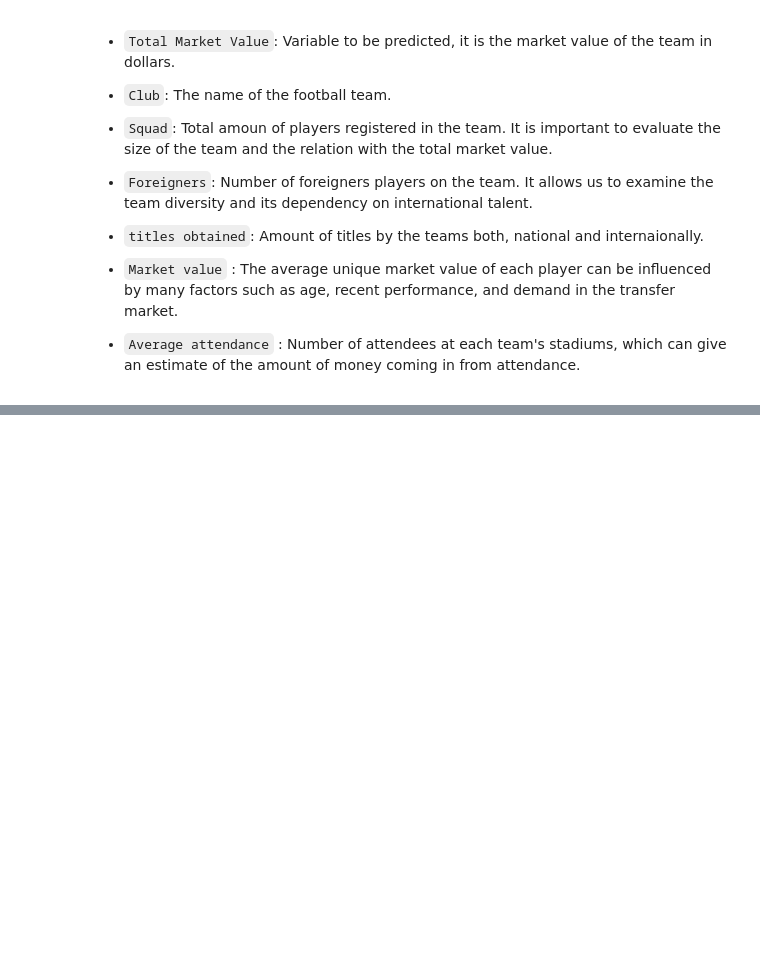
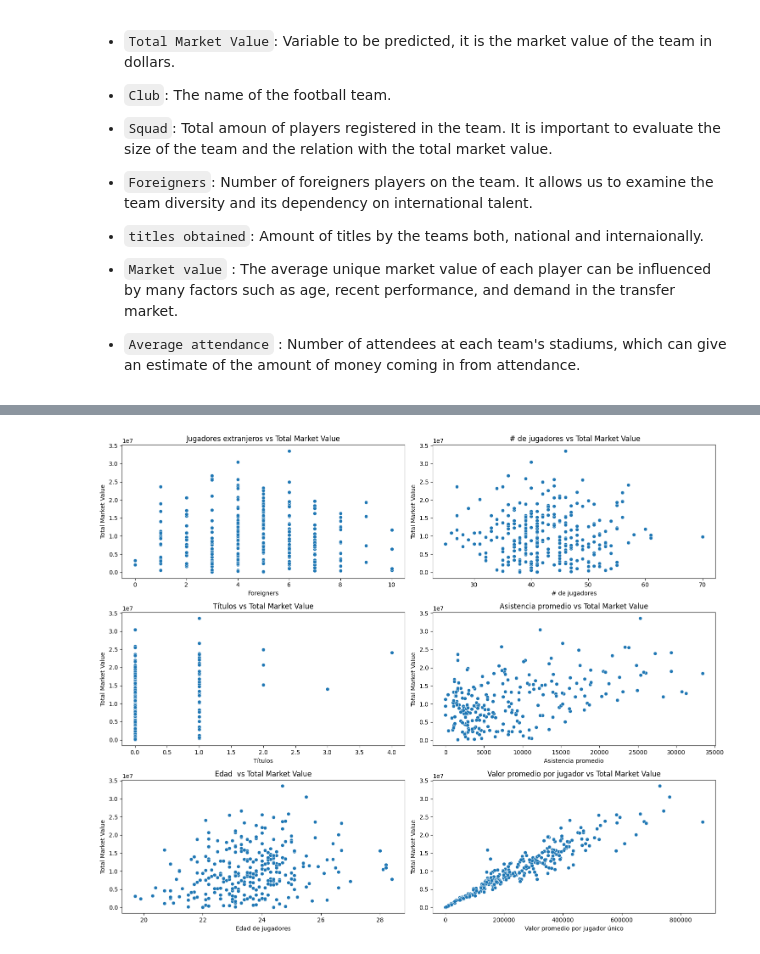
Before and after one commit to Eblasan71/TotalMarketValue, a Jupyter notebook: TotalMarketValue.ipynb, the cells around one changed output, grey strips where cells are left out. Cells and saved outputs as stored; diff of their text form; code cells hidden in the pictures; blank space fills up the shorter version.

```diff
--- a/TotalMarketValue.ipynb
+++ b/TotalMarketValue.ipynb
@@ -201,0 +207,55 @@ Asimetría de Fisher (Skewness) Global: 0.6118545223260476
+# %%
+
+# Crear una figura con un arreglo de 3 filas y 2 columnas
+fig, axes = plt.subplots(3, 2, figsize=(15, 12))
+
+
+# Subplot 1 Gráfico de dispersión entre Foreigners y total market value
+sns.scatterplot(x='foreigners', y='total market value', data=df_combined, ax=axes[0, 0])
+axes[0, 0].set_title('Jugadores extranjeros vs Total Market Value')
+axes[0, 0].set_xlabel('Foreigners')
+axes[0, 0].set_ylabel('Total Market Value')
+
+
+# Subplot 2 Gráfico de dispersión entre Squad (número de jugadores) y total market value
+sns.scatterplot(x='squad', y='total market value', data=df_combined, ax=axes[0, 1])
+axes[0, 1].set_title(' # de jugadores vs Total Market Value')
+axes[0, 1].set_xlabel('# de jugadores')
+axes[0, 1].set_ylabel('Total Market Value')
+
+
+# Subplot 3 Gráfico de dispersión entre cantidad de títulos y total market value
+sns.scatterplot(x='titulos', y='total market value', data=df_combined, ax=axes[1, 0])
+axes[1, 0].set_title('Títulos vs Total Market Value')
+axes[1, 0].set_xlabel('Títulos')
+axes[1, 0].set_ylabel('Total Market Value')
+
+
+#Subplot # 4 Gráfico de dispersión entre asistencia promedio a los estadios y total market value
+sns.scatterplot(x='promedio asistencia', y='total market value', data=df_combined, ax=axes[1, 1])
+axes[1, 1].set_title('Asistencia promedio vs Total Market Value')
+axes[1, 1].set_xlabel('Asistencia promedio')
+axes[1, 1].set_ylabel('Total Market Value')
+
+
+# Subplot 5: Gráfico de dispersión entre edad promedio de jugadores y total market value
+sns.scatterplot(x='age', y='total market value', data=df_combined, ax=axes[2, 0])
+axes[2, 0].set_title('Edad  vs Total Market Value')
+axes[2, 0].set_xlabel('Edad de jugadores')
+axes[2, 0].set_ylabel('Total Market Value')
+
+# Subplot 6: Gráfico de dispersión entre valor promedio de cada jugador y valor de total market value
+sns.scatterplot(x= 'market value', y ='total market value', data=df_combined, ax=axes[2,1])
+axes[2, 1].set_title('Valor promedio por jugador vs Total Market Value')
+axes[2, 1].set_xlabel('Valor promedio por jugador único')
+axes[2, 1].set_ylabel('Total Market Value')
+
+
+
+# Ajustar los subplots para que no se superpongan
+plt.tight_layout()
+
+# Mostrar los gráficos
+plt.show()
+# %% [output]
+[figure, added]
```
Also changed, not shown: parts of 11 cells of this notebook.
